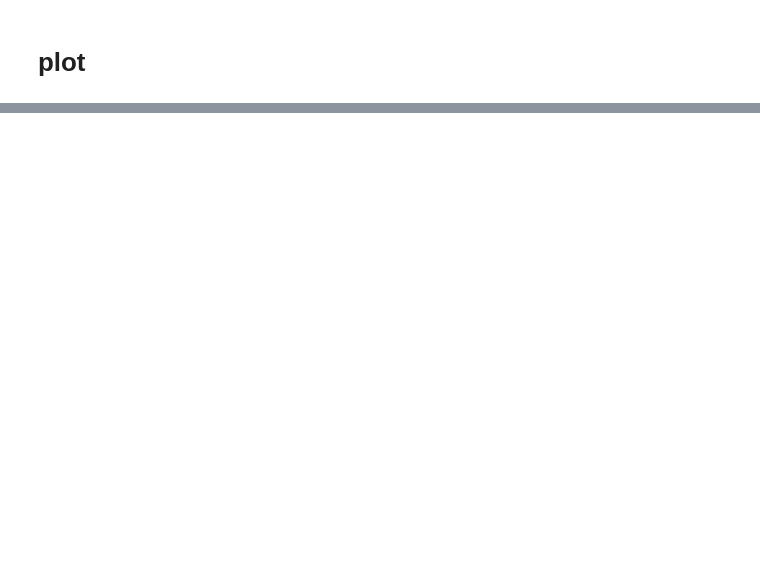
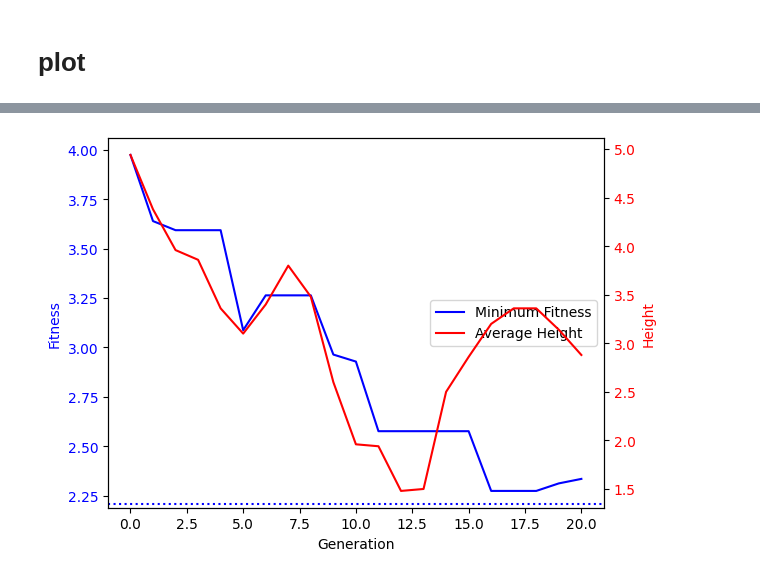
Before and after one commit to andreg24/PSO_GP_project, a Jupyter notebook: gp.ipynb, the cells around one changed output, grey strips where cells are left out. Drawn from its saved outputs; the diff is of its cells as text; code cells hidden in the pictures; blank space fills up the shorter version.

```diff
--- a/gp.ipynb
+++ b/gp.ipynb
@@ -275,0 +268,5 @@ plt.show()
+# %%
+log = load_log('logs/log_shrink.pkl')
+# %%
+plot_log(log)
+# %% [output]
@@ -275,0 +274 @@ plt.show()
+[figure, added]
```
Also changed, not shown: parts of 10 cells of this notebook, 4 other files.
